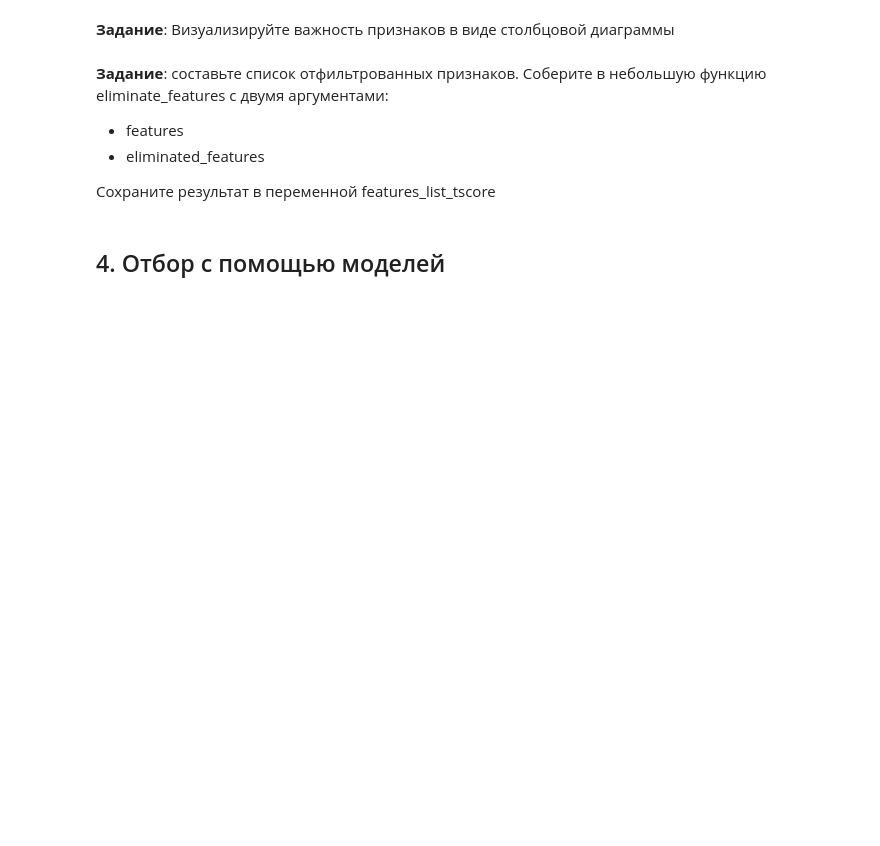
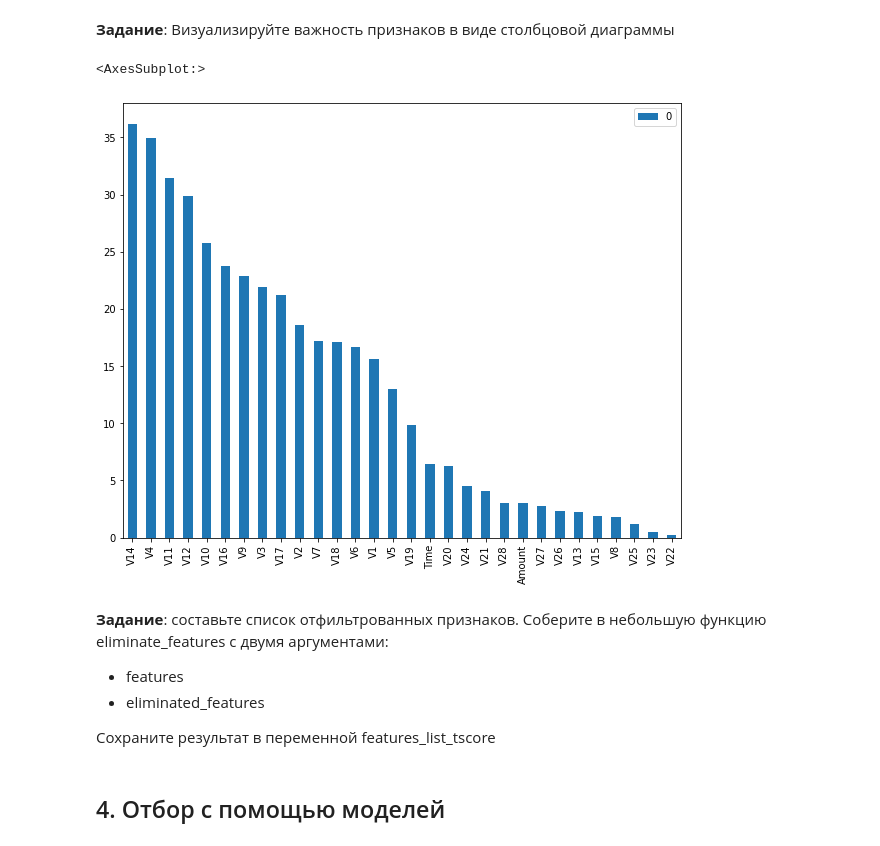
Before and after one commit to Vasyka/intro-ml-bi, a Jupyter notebook: week12/sem12_feature_selection.ipynb, the cells around one changed output. Cells and saved outputs as stored; diff of their text form; code cells hidden in the pictures; blank space fills up the shorter version.

```diff
--- a/week12/sem12_feature_selection.ipynb
+++ b/week12/sem12_feature_selection.ipynb
@@ -67,9 +123,19 @@ $$ R_j = \frac{|\mu_1 - \mu_2|} {\sqrt{\frac{\sigma_1^2}{n_1} + \frac{\sigma_2^2
 - $n_1, n_2$ - число объектов в первом и втором классах
 # %% [markdown]
 **Задание**: напишите функцию, рассчитывающую T-score
-# %%
-def get_t_score(column, target):
-
-    return t_score
+# %%
+def get_t_score(column, target):
+    mask = target == 1
+    dif = np.abs(column[mask].mean() - column[~mask].mean())
+    sq = np.sqrt(column[mask].var()/len(column[mask]) + column[~mask].var()/len(column[~mask]))
+
+    return dif/sq
 # %% [markdown]
 **Задание**: Рассчитайте t_scores для всех признаков
+# %%
+t_scores = []
+for feat in data.columns[:-1]:
+    t_scores.append(get_t_score(data[feat], data.Class))
+
+t_scores = pd.DataFrame(t_scores,index=data.columns[:-1]).sort_values(0, ascending=False)
+t_scores
@@ -76,5 +160,10 @@ def get_t_score(column, target):
 # %% [markdown]
 **Задание**: Визуализируйте важность признаков в виде столбцовой диаграммы
+# %%
+t_scores.plot.bar(figsize=(10,8))
+# %% [output]
+<AxesSubplot:>
+[figure, added]
 # %% [markdown]
 **Задание**: составьте список отфильтрованных признаков. Соберите в небольшую функцию eliminate_features с двумя аргументами:
 - features
```
Also changed, not shown: parts of 25 cells of this notebook.
